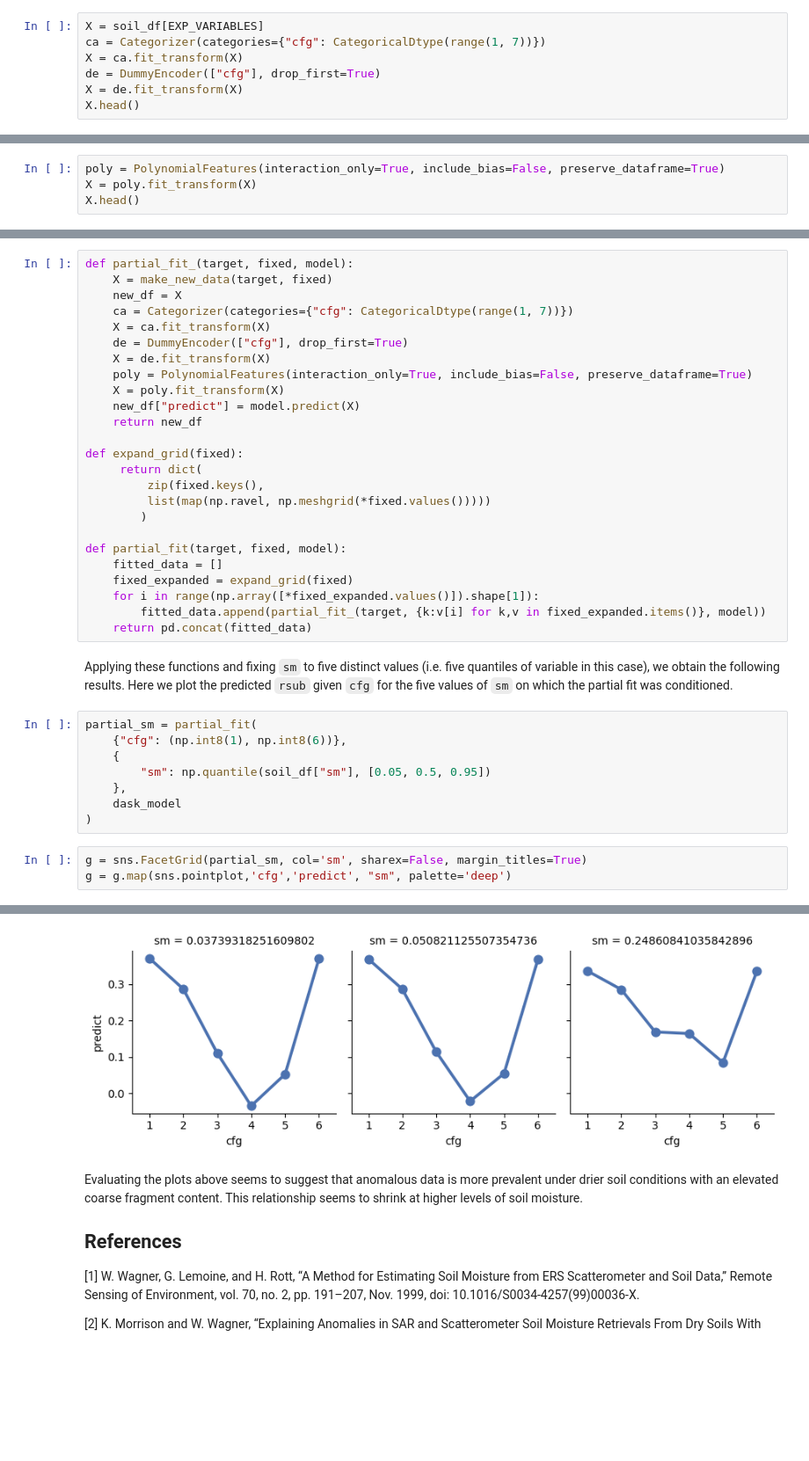
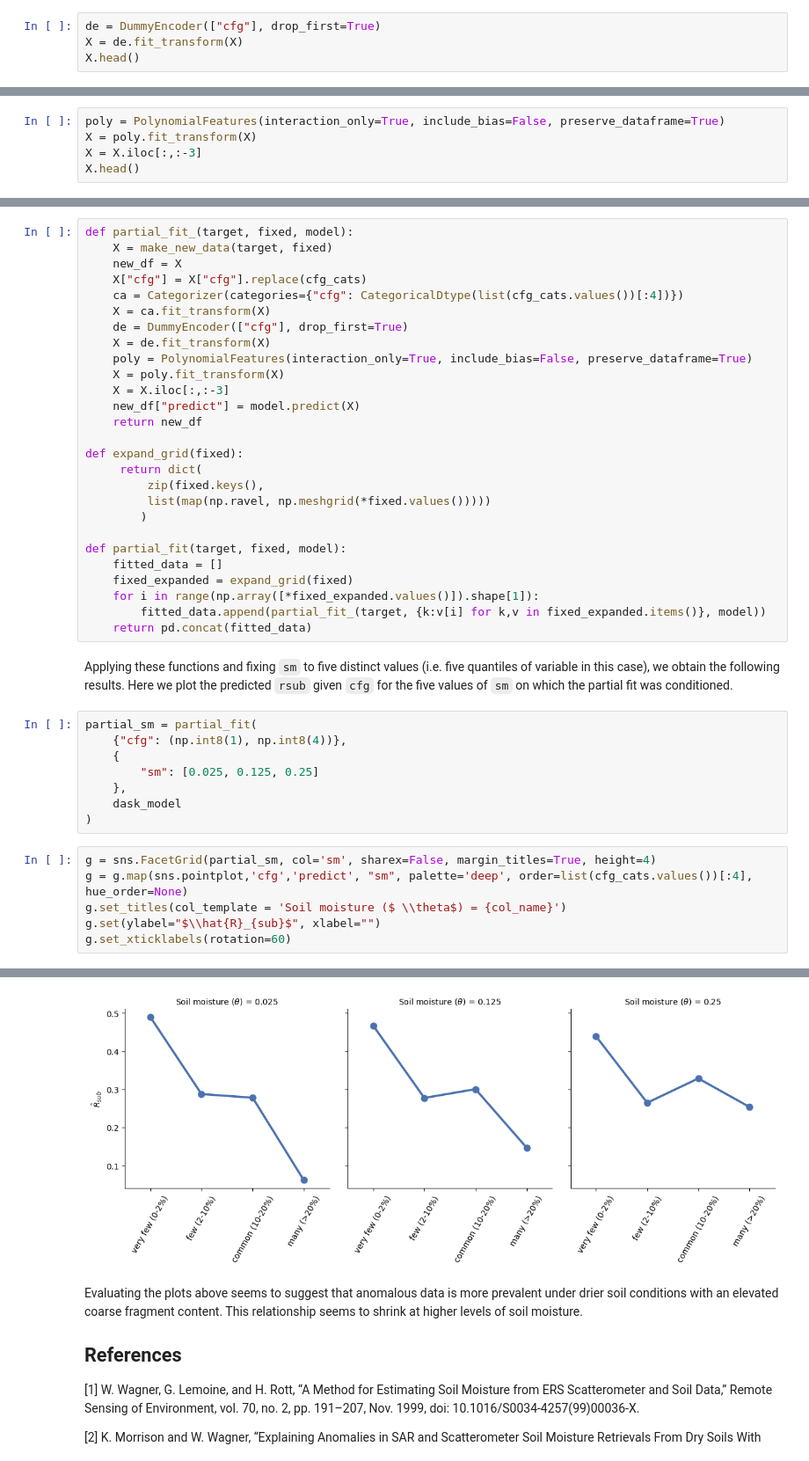
Before and after one commit to MartinSchobben/big_eo_models, a Jupyter notebook: 01_multiple-regression.ipynb, the cells around one changed output, grey strips where cells are left out. Shown at 88% size. Cells and saved outputs as stored; diff of their text form; blank space fills up the shorter version.

Commit message:
fix categories

```diff
--- a/01_multiple-regression.ipynb
+++ b/01_multiple-regression.ipynb
@@ -205,7 +257,4 @@ To include categories in a model we require a conversion to data type that is us
 # %%
-X = soil_df[EXP_VARIABLES]
-ca = Categorizer(categories={"cfg": CategoricalDtype(range(1, 7))})
-X = ca.fit_transform(X)
 de = DummyEncoder(["cfg"], drop_first=True)
 X = de.fit_transform(X)
 X.head()
@@ -227,5 +276,6 @@ which can be implemented, like so:
 # %%
 poly = PolynomialFeatures(interaction_only=True, include_bias=False, preserve_dataframe=True)
 X = poly.fit_transform(X)
+X = X.iloc[:,:-3]
 X.head()
 # %% [output]
@@ -292,12 +341,14 @@ This data can then be fed to the original model, like so:
 def partial_fit_(target, fixed, model):
     X = make_new_data(target, fixed)
     new_df = X
-    ca = Categorizer(categories={"cfg": CategoricalDtype(range(1, 7))})
+    X["cfg"] = X["cfg"].replace(cfg_cats)
+    ca = Categorizer(categories={"cfg": CategoricalDtype(list(cfg_cats.values())[:4])})
     X = ca.fit_transform(X)
     de = DummyEncoder(["cfg"], drop_first=True)
     X = de.fit_transform(X)
     poly = PolynomialFeatures(interaction_only=True, include_bias=False, preserve_dataframe=True)
     X = poly.fit_transform(X)
+    X = X.iloc[:,:-3]
     new_df["predict"] = model.predict(X)
     return new_df
 
@@ -317,13 +368,16 @@ def partial_fit(target, fixed, model):
 Applying these functions and fixing `sm` to five distinct values (i.e. five quantiles of variable in this case), we obtain the following results. Here we plot the predicted `rsub` given `cfg` for the five values of `sm` on which the partial fit was conditioned.
 # %%
 partial_sm = partial_fit(
-    {"cfg": (np.int8(1), np.int8(6))},
+    {"cfg": (np.int8(1), np.int8(4))},
     {
-        "sm": np.quantile(soil_df["sm"], [0.05, 0.5, 0.95])
+        "sm": [0.025, 0.125, 0.25]
     },
     dask_model
 )
 # %%
-g = sns.FacetGrid(partial_sm, col='sm', sharex=False, margin_titles=True)
-g = g.map(sns.pointplot,'cfg','predict', "sm", palette='deep')
+g = sns.FacetGrid(partial_sm, col='sm', sharex=False, margin_titles=True, height=4)
+g = g.map(sns.pointplot,'cfg','predict', "sm", palette='deep', order=list(cfg_cats.values())[:4], hue_order=None)
+g.set_titles(col_template = 'Soil moisture ($ \\theta$) = {col_name}')
+g.set(ylabel="$\\hat{R}_{sub}$", xlabel="")
+g.set_xticklabels(rotation=60)
 # %% [output]
@@ -330,4 +385,4 @@ g = g.map(sns.pointplot,'cfg','predict', "sm", palette='deep')
-[figure, old version]
+[figure, new version]
 # %% [markdown]
 Evaluating the plots above seems to suggest that anomalous data is more prevalent under drier soil conditions with an elevated coarse fragment content. This relationship seems to shrink at higher levels of soil moisture.
 
```
Also changed, not shown: parts of 15 cells of this notebook.
